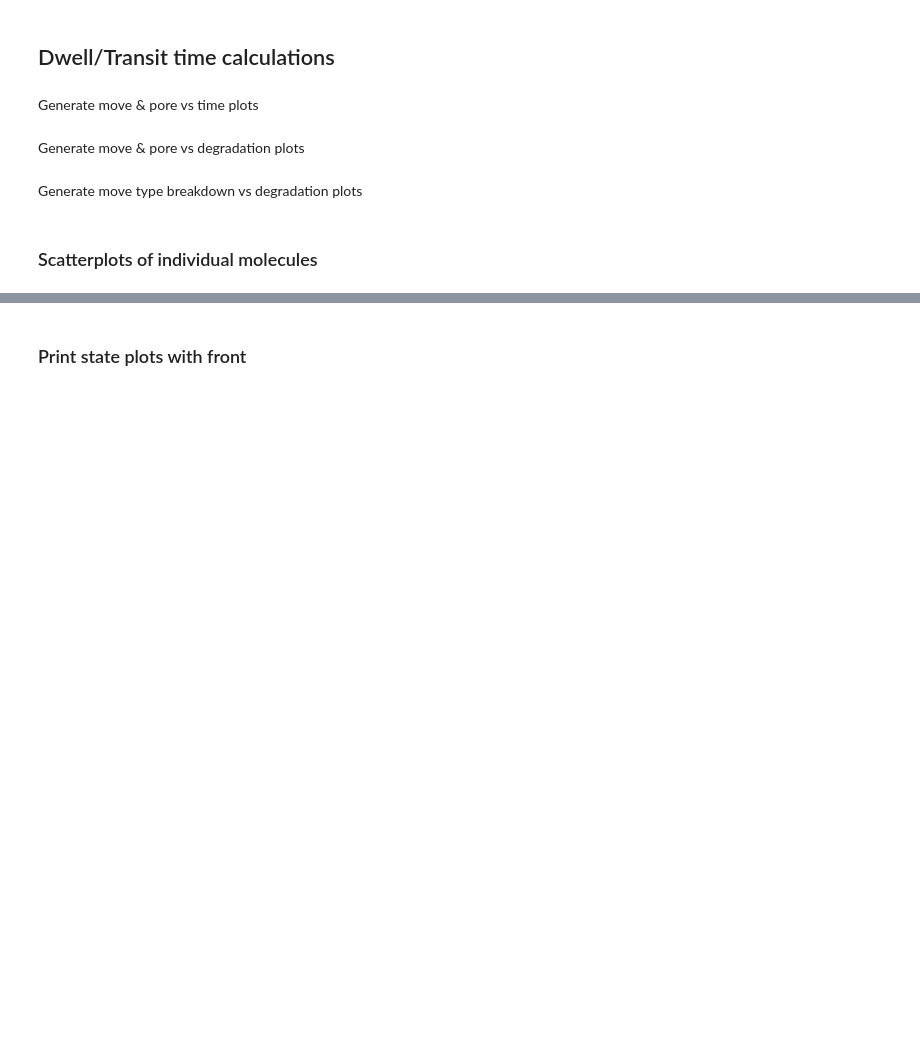
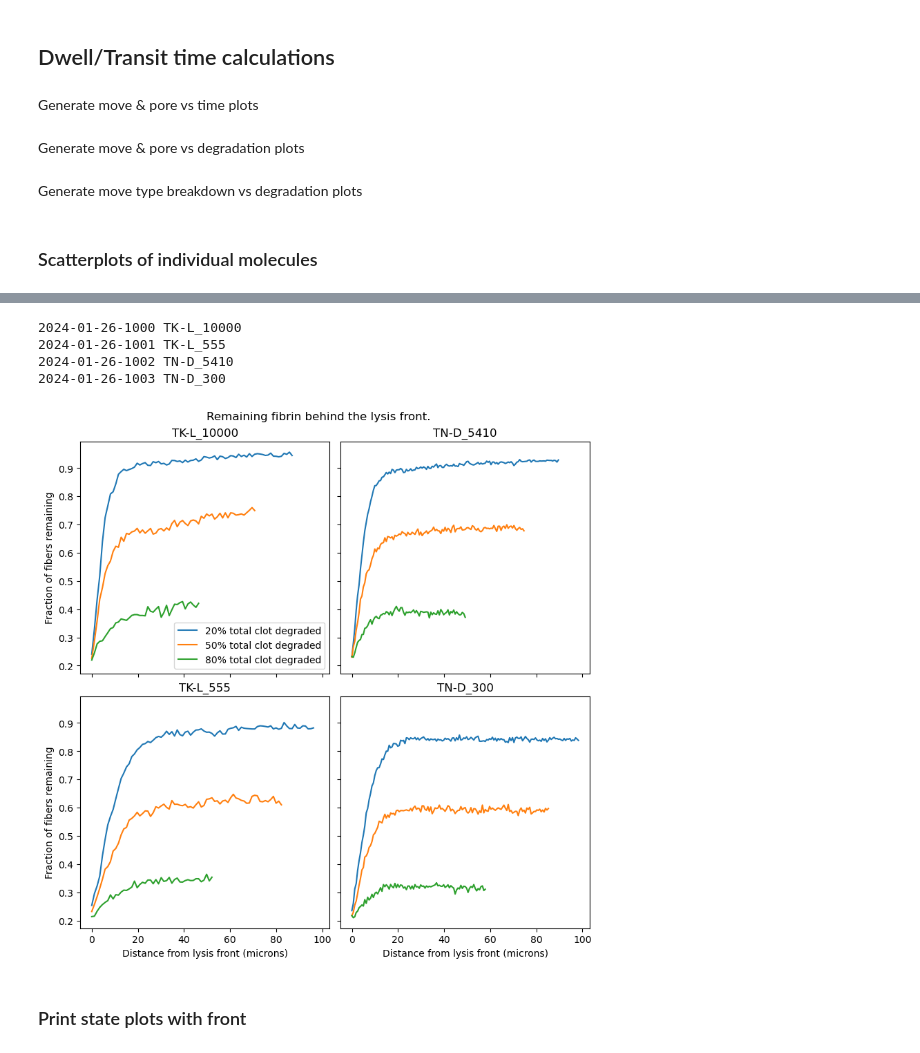
Before and after one commit to UCO-OpResearch/lysis, a Jupyter notebook: src/python/Jupyter Notebooks/2024-01-26-1000 - F-Macro Multi-Array-Process.ipynb, the cells around one changed output, grey strips where cells are left out. Cells and saved outputs as stored; diff of their text form; code cells hidden in the pictures; blank space fills up the shorter version.

```diff
--- a/src/python/Jupyter Notebooks/2024-01-26-1000 - F-Macro Multi-Array-Process.ipynb
+++ b/src/python/Jupyter Notebooks/2024-01-26-1000 - F-Macro Multi-Array-Process.ipynb
@@ -1412,14 +1480,11 @@ print(summary_df.to_markdown())
 # %%
 scenario_grid = [
-    ["TN-L_9350", "TK-L_9350", "TN-D_9350", "TK-D_9350"],
-    ["TN-L_9350", "TK-L_3042", "TN-D_684", "TK-D_307"],
-    ["TN-L_307", "TK-L_307", "TN-D_307", "TK-D_307"],
+    ["TK-L_10000", "TK-L_555"],
+    ["TN-D_5410", "TN-D_300"],
 ]
 scenario_grid_T = [
-    ["TN-L_9350", "TN-L_9350", "TN-L_307"],
-    ["TK-L_3042", "TK-L_9350", "TK-L_307"],
-    ["TN-D_684", "TN-D_9350", "TN-D_307"],
-    ["TK-D_307", "TK-D_9350", "TK-D_307"],
+    ["TK-L_10000", "TN-D_5410"],
+    ["TK-L_555", "TN-D_300"],
 ]
 groupings = [
     "Fixed Concentration - High",
@@ -1427,16 +1492,10 @@ groupings = [
     "Fixed Concentration - Low",
 ]
 colors = {
-    "TN-L_9350": "xkcd:red",
-    "TN-L_307": "xkcd:dark purple",
-    "TN-D_684": "xkcd:green",
-    "TN-D_9350": "xkcd:violet",
-    "TN-D_307": "xkcd:orange",
-    "TK-L_3042": "xkcd:black",
-    "TK-L_9350": "xkcd:brown",
-    "TK-L_307": "xkcd:navy blue",
-    "TK-D_307": "xkcd:cyan",
-    "TK-D_9350": "xkcd:maroon",
+    "TK-L_10000": "xkcd:red",
+    "TK-L_555": "xkcd:orange",
+    "TN-D_5410": "xkcd:navy blue",
+    "TN-D_300": "xkcd:cyan",
 }
 # %% [raw]
 e = lysis.util.Experiment(os.path.join("..", "..", "data"), experiment_code=runs[0]["exp_code"])
@@ -2008,3 +2069,57 @@ axs[1].set_ylim(-0.1, 1)
+# %%
+degradation_amount = {}
+degradation_distance = {}
+for i, run in enumerate(runs):
+    # Select and load scenario
+    mech = mechanisms[mechanisms["descriptor"] == run["mechanism"]][0]
+    scen = scenarios[scenarios["descriptor"] == run["scenario"]][0]
+    e = lysis.util.Experiment(os.path.join("..", "..", "..", "data"), experiment_code=run["exp_code"])
+    e.read_file()
+    y_distance = np.arange(e.macro_params.rows - 1) * e.macro_params.grid_node_distance
+    file_code = out_file_code.format(scenario_code=run["scenario"]) + ".dat"
+
+    print(run["exp_code"], file_code[1:-4])
+
+    # Read data from data files
+    n_save, deg, tsave, mfpt, mol_location, mol_status = load_fortran_files(e, file_code)
+
+    # Process results
+    deg_fraction = find_degraded_fraction(e, deg, tsave)
+    marker_frames = find_degradation_marker_frames(e, deg_fraction, degrade_percent_markers)
+
+    row_deg = find_row_deg_fraction(e, deg, tsave)
+    fronts = find_front(e, row_deg)
+
+    lengths=np.max(np.stack([fronts[i][marker_frames[i][1:4]] for i in range(e.macro_params.total_trials)]), axis=0)
+    degradation_amount[run["scenario"]] = [np.mean(np.stack([row_deg[i][marker_frames[i][frac],fronts[i][marker_frames[i][frac]]:fronts[i][marker_frames[i][frac]]+e.macro_params.fiber_rows-1-lengths[frac-1]] for i in range(e.macro_params.total_trials)]), axis=0) for frac in [1,2,3]]
+    degradation_distance[run["scenario"]] = [[i*e.macro_params.grid_node_distance for i in range(y.size)] for y in degradation_amount[run["scenario"]]]
+# %% [output]
+2024-01-26-1000 TK-L_10000
+2024-01-26-1001 TK-L_555
+2024-01-26-1002 TN-D_5410
+2024-01-26-1003 TN-D_300
+# %%
+fig, axs = plt.subplots(
+    nrows=2, ncols=2, sharex=True, sharey=True, figsize=(8, 8), dpi=100, constrained_layout=True
+)
+labels = ["20%", "50%", "80%"]
+for i, row in enumerate(scenario_grid_T):
+    axs[1, i].set_xlabel("Distance from lysis front (microns)")
+    axs[i, 0].set_ylabel("Fraction of fibers remaining")
+    for j, scenario in enumerate(row):
+        axs[i, j].set_title(scenario)
+        for k in range(3):
+            axs[i, j].plot(degradation_distance[scenario][k], degradation_amount[scenario][k], label=labels[k]+" total clot degraded")
+
+fig.suptitle(f"Remaining fibrin behind the lysis front.")
+axs[0,0].legend(
+    bbox_to_anchor=(1, 0),
+    loc="lower right",
+    ncols=1,
+)
+fig.savefig(f"degradation behind front.png", bbox_inches="tight")
+# %% [output]
+[figure, added]
 # %% [markdown]
 ### Print state plots with front
 # %%
```
Also changed, not shown: parts of 10 cells of this notebook.
